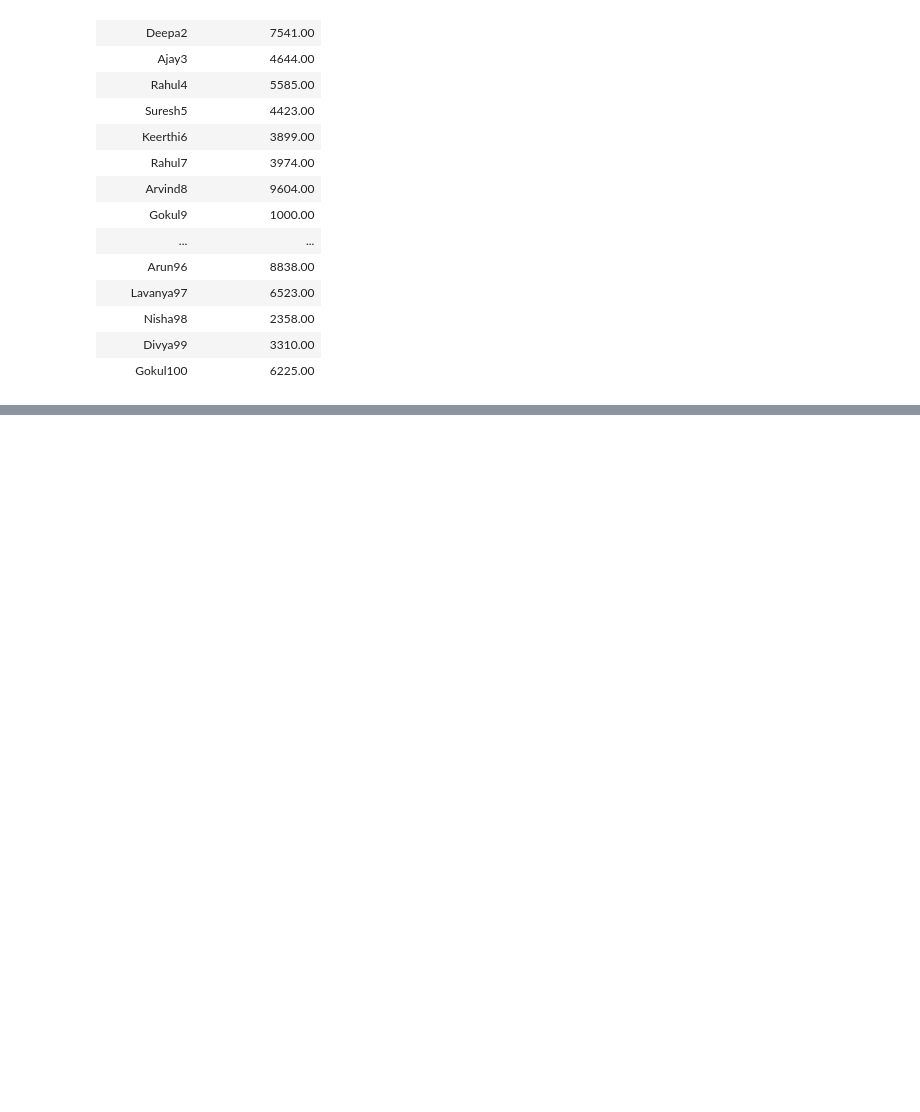
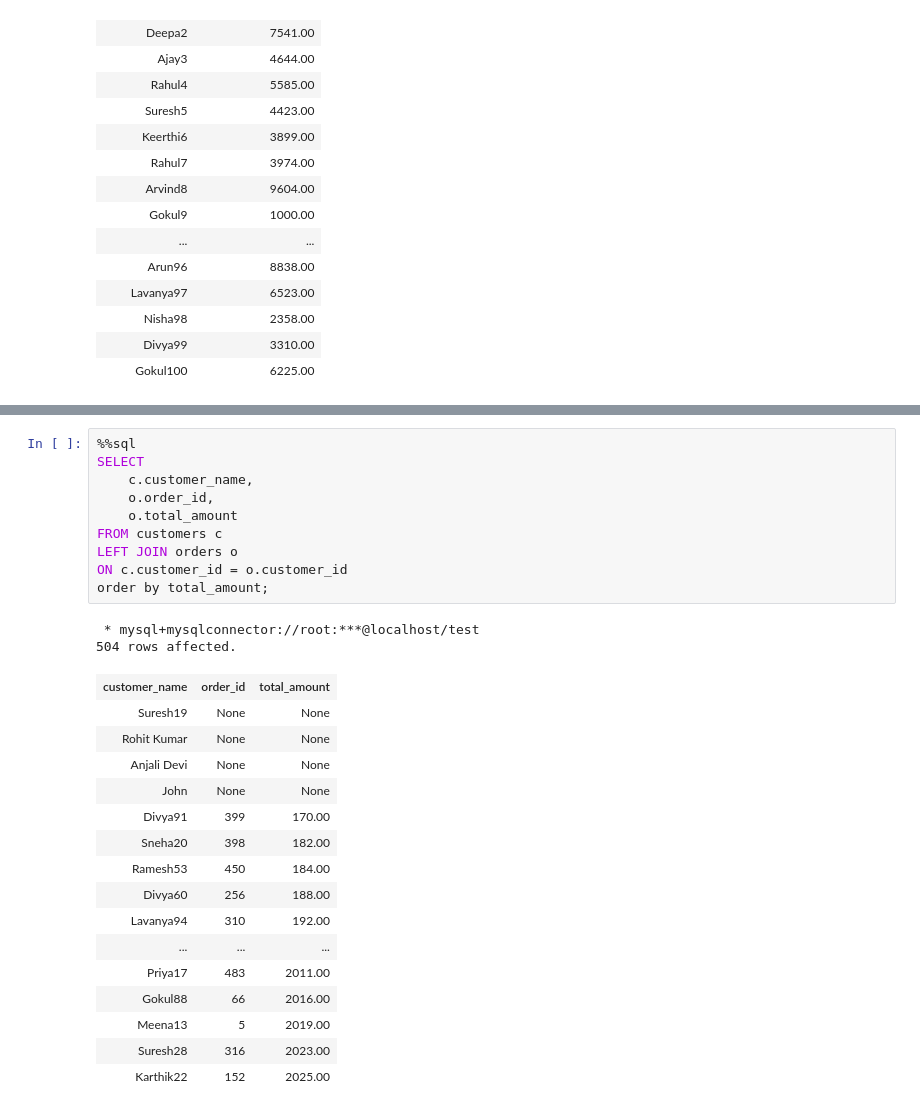
Before and after one commit to karthikeyanm-dev/DE-SQL, a Jupyter notebook: DE-With-Def.ipynb, the cells around one changed output, grey strips where cells are left out. Drawn from its saved outputs; the diff is of its cells as text; blank space fills up the shorter version.

```diff
--- a/DE-With-Def.ipynb
+++ b/DE-With-Def.ipynb
@@ -9329,0 +9744,29 @@ GROUP BY c.customer_name;
+# %%
+%%sql
+SELECT
+    c.customer_name,
+    o.order_id,
+    o.total_amount
+FROM customers c
+LEFT JOIN orders o
+ON c.customer_id = o.customer_id
+order by total_amount;
+# %% [output]
+ * mysql+mysqlconnector://root:***@localhost/test
+504 rows affected.
+| customer_name | order_id | total_amount |
+| Suresh19 | None | None |
+| Rohit Kumar | None | None |
+| Anjali Devi | None | None |
+| John | None | None |
+| Divya91 | 399 | 170.00 |
+| Sneha20 | 398 | 182.00 |
+| Ramesh53 | 450 | 184.00 |
+| Divya60 | 256 | 188.00 |
+| Lavanya94 | 310 | 192.00 |
+| ... | ... | ... |
+| Priya17 | 483 | 2011.00 |
+| Gokul88 | 66 | 2016.00 |
+| Meena13 | 5 | 2019.00 |
+| Suresh28 | 316 | 2023.00 |
+| Karthik22 | 152 | 2025.00 |
```
Also changed, not shown: parts of 6 cells of this notebook.
